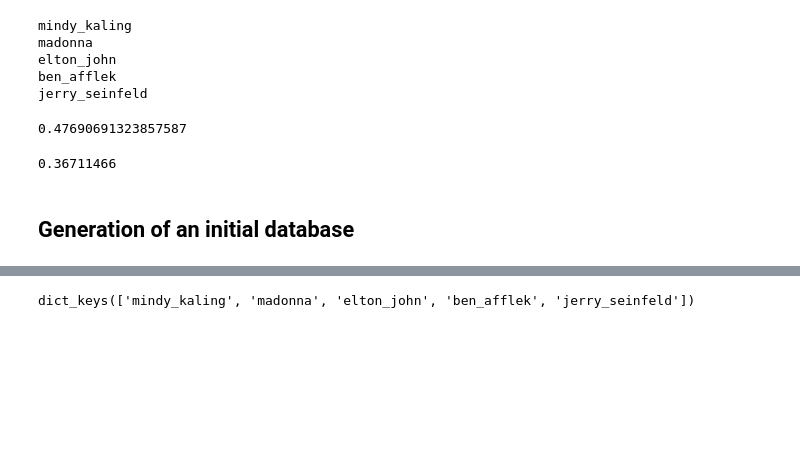
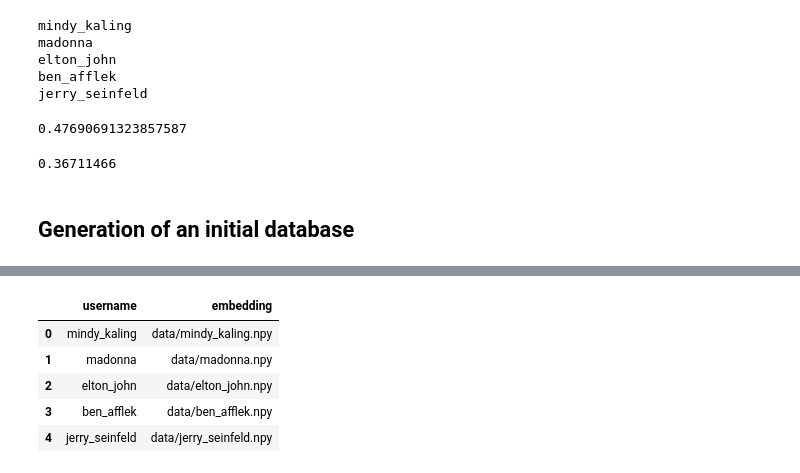
Before and after one commit to yjthoo/FacialRecognitionService, a Jupyter notebook: notebooks/facenet_tf2.ipynb, the cells around one changed output, grey strips where cells are left out. Cells and saved outputs as stored; diff of their text form; code cells hidden in the pictures; blank space fills up the shorter version.

Commit message:
saved embeddings to files and initialization of db upon startup

```diff
--- a/notebooks/facenet_tf2.ipynb
+++ b/notebooks/facenet_tf2.ipynb
@@ -455,10 +435,9 @@ face_embeddings_dict
-# %%
-face_embeddings_dict.keys()
-# %% [output]
-dict_keys(['mindy_kaling', 'madonna', 'elton_john', 'ben_afflek', 'jerry_seinfeld'])
 # %%
-embeddings_db = {}
+user_db = []
 
 for username in face_embeddings_dict.keys():
-
-    embeddings_db[username] = {'embedding': face_embeddings_dict[username][randrange(len(face_embeddings_dict[username]))]}
+    user_data = {}
+    user_data['username'] = username
+    np.save('../web/data/' + username + '.npy', face_embeddings_dict[username][randrange(len(face_embeddings_dict[username]))])
+    user_data['embedding'] = 'data/' + username + '.npy'
+    user_db.append(user_data)
@@ -468,0 +444,2 @@ def initiliaze_data_for_DB(embeddings_dict):
+# %%
+database_init = pd.DataFrame(user_db)
@@ -468,0 +451,10 @@ def initiliaze_data_for_DB(embeddings_dict):
+# %%
+database_init.to_csv('../web/data/db_init.csv', index= False)
+database_init
+# %% [output]
+|  | username | embedding |
+| 0 | mindy_kaling | data/mindy_kaling.npy |
+| 1 | madonna | data/madonna.npy |
+| 2 | elton_john | data/elton_john.npy |
+| 3 | ben_afflek | data/ben_afflek.npy |
+| 4 | jerry_seinfeld | data/jerry_seinfeld.npy |
```
Also changed, not shown: parts of 8 cells of this notebook, 9 other files.
